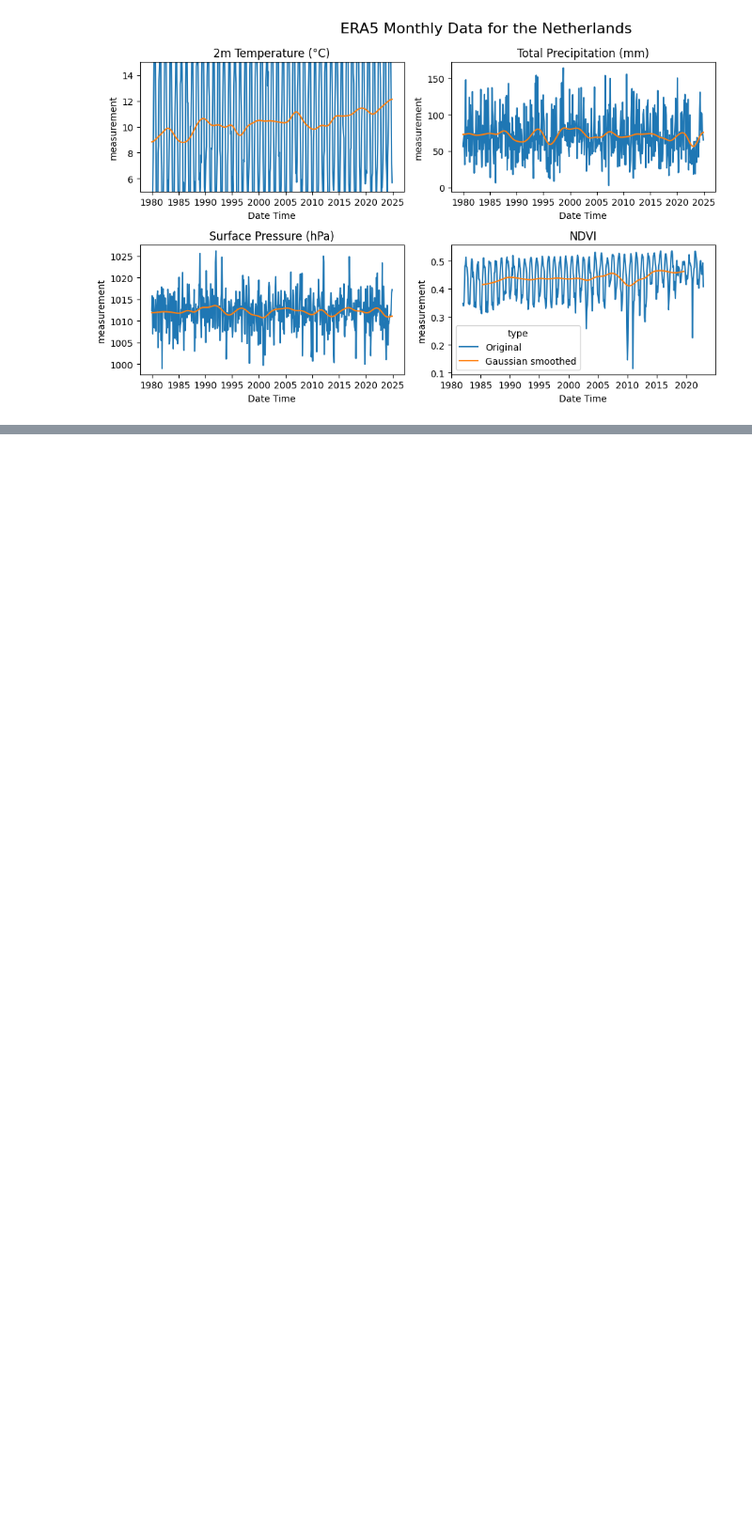
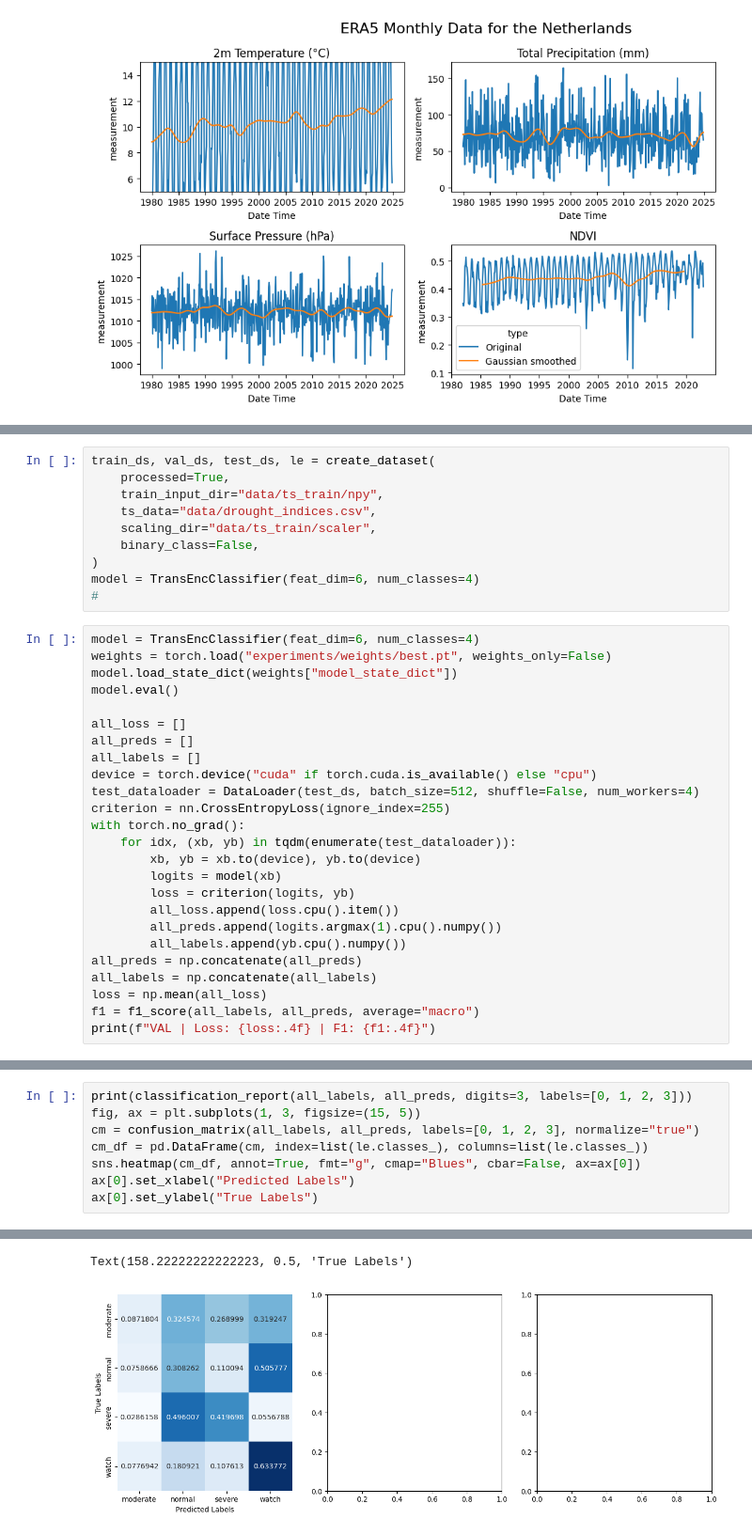
Before and after one commit to xizhurs/stress_prediction, a Jupyter notebook: notebooks/explore.ipynb, the cells around one changed output, grey strips where cells are left out. Shown: that part at 94% size. Drawn from its saved outputs; the diff is of its cells as text; blank space fills up the shorter version.

```diff
--- a/notebooks/explore.ipynb
+++ b/notebooks/explore.ipynb
@@ -112,0 +122,35 @@ plt.savefig(
+# %%
+train_ds, val_ds, test_ds, le = create_dataset(
+    processed=True,
+    train_input_dir="data/ts_train/npy",
+    ts_data="data/drought_indices.csv",
+    scaling_dir="data/ts_train/scaler",
+    binary_class=False,
+)
+model = TransEncClassifier(feat_dim=6, num_classes=4)
+#
+# %%
+model = TransEncClassifier(feat_dim=6, num_classes=4)
+weights = torch.load("experiments/weights/best.pt", weights_only=False)
+model.load_state_dict(weights["model_state_dict"])
+model.eval()
+
+all_loss = []
+all_preds = []
+all_labels = []
+device = torch.device("cuda" if torch.cuda.is_available() else "cpu")
+test_dataloader = DataLoader(test_ds, batch_size=512, shuffle=False, num_workers=4)
+criterion = nn.CrossEntropyLoss(ignore_index=255)
+with torch.no_grad():
+    for idx, (xb, yb) in tqdm(enumerate(test_dataloader)):
+        xb, yb = xb.to(device), yb.to(device)
+        logits = model(xb)
+        loss = criterion(logits, yb)
+        all_loss.append(loss.cpu().item())
+        all_preds.append(logits.argmax(1).cpu().numpy())
+        all_labels.append(yb.cpu().numpy())
+all_preds = np.concatenate(all_preds)
+all_labels = np.concatenate(all_labels)
+loss = np.mean(all_loss)
+f1 = f1_score(all_labels, all_preds, average="macro")
+print(f"VAL | Loss: {loss:.4f} | F1: {f1:.4f}")
@@ -112,0 +159,9 @@ plt.savefig(
+# %%
+print(classification_report(all_labels, all_preds, digits=3, labels=[0, 1, 2, 3]))
+fig, ax = plt.subplots(1, 3, figsize=(15, 5))
+cm = confusion_matrix(all_labels, all_preds, labels=[0, 1, 2, 3], normalize="true")
+cm_df = pd.DataFrame(cm, index=list(le.classes_), columns=list(le.classes_))
+sns.heatmap(cm_df, annot=True, fmt="g", cmap="Blues", cbar=False, ax=ax[0])
+ax[0].set_xlabel("Predicted Labels")
+ax[0].set_ylabel("True Labels")
+# %% [output]
@@ -112,0 +178,2 @@ plt.savefig(
+Text(158.22222222222223, 0.5, 'True Labels')
+[figure, added]
```
Also changed, not shown: parts of 4 cells of this notebook, 2 other files.
